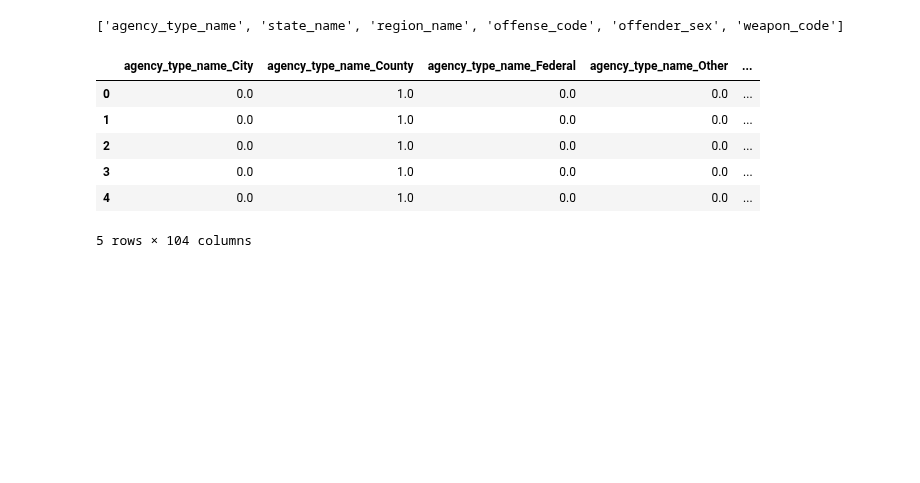
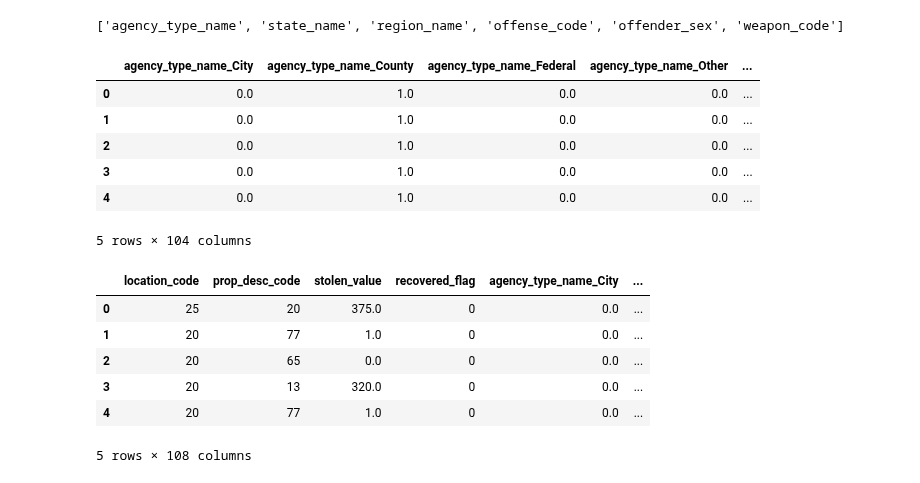
Before and after one commit to Jelsik/DataVisFinalProject-Pentagon, a Jupyter notebook: Deep.learning.attempt.ipynb, the cells around one changed output. Cells and saved outputs as stored; diff of their text form; code cells hidden in the pictures; blank space fills up the shorter version.

```diff
--- a/Deep.learning.attempt.ipynb
+++ b/Deep.learning.attempt.ipynb
@@ -151,3 +151,16 @@ encode_df.head()
 | 3 | 0.0 | 1.0 | 0.0 | 0.0 | ... |
 | 4 | 0.0 | 1.0 | 0.0 | 0.0 | ... |
 5 rows × 104 columns
+# %%
+#take the encoded dataframe and add it back into the original, then drop the changed columns
+theft_df_2 = theft_df_2.merge(encode_df, left_index=True, right_index = True)
+theft_df_2= theft_df_2.drop(labels =object_columns,axis=1)
+theft_df_2.head()
+# %% [output]
+|  | location_code | prop_desc_code | stolen_value | recovered_flag | agency_type_name_City | ... |
+| 0 | 25 | 20 | 375.0 | 0 | 0.0 | ... |
+| 1 | 20 | 77 | 1.0 | 0 | 0.0 | ... |
+| 2 | 20 | 65 | 0.0 | 0 | 0.0 | ... |
+| 3 | 20 | 13 | 320.0 | 0 | 0.0 | ... |
+| 4 | 20 | 77 | 1.0 | 0 | 0.0 | ... |
+5 rows × 108 columns
```
Also changed, not shown: parts of 6 cells of this notebook.
